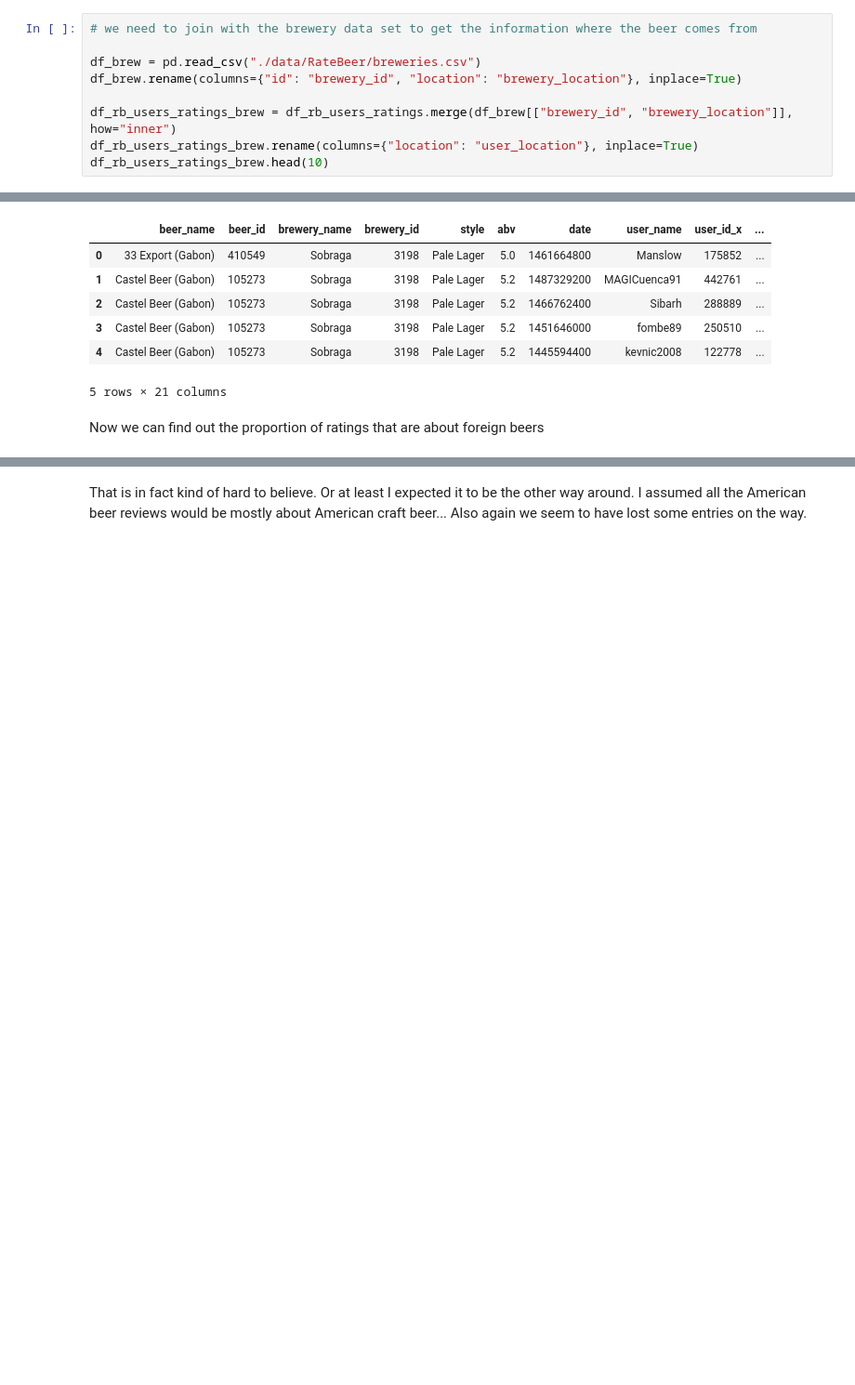
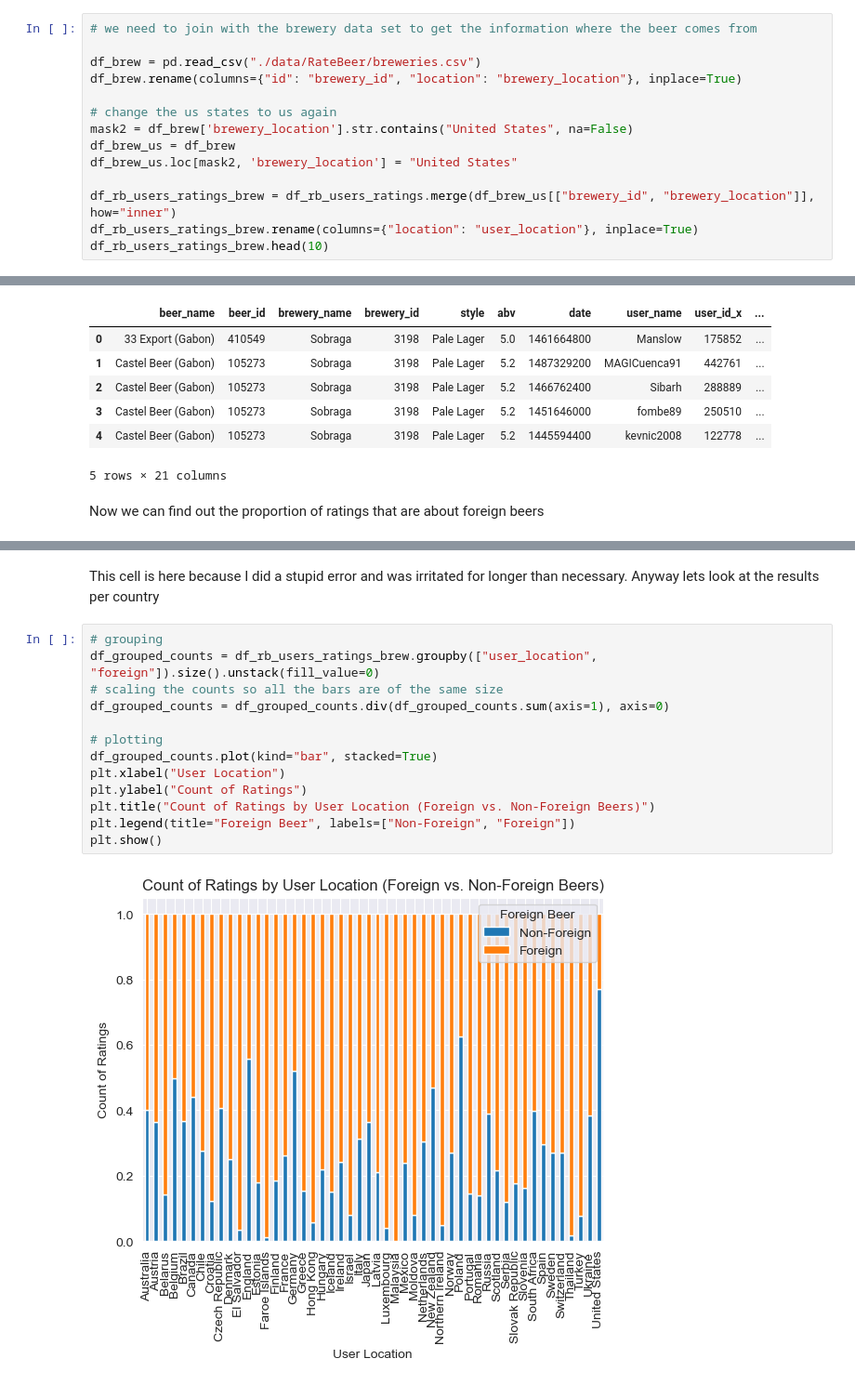
Before and after one commit to epfl-ada/ada-2024-project-thefivedatawranglers, a Jupyter notebook: analysis.ipynb, the cells around one changed output, grey strips where cells are left out. Shown at 93% size. Saved outputs shown, nothing was run; the diff lists cells and outputs as text; blank space fills up the shorter version.

```diff
--- a/analysis.ipynb
+++ b/analysis.ipynb
@@ -372,7 +372,12 @@ Okay, after all these general analyses, let’s get to one of the questions that
 df_brew = pd.read_csv("./data/RateBeer/breweries.csv")
 df_brew.rename(columns={"id": "brewery_id", "location": "brewery_location"}, inplace=True)
 
-df_rb_users_ratings_brew = df_rb_users_ratings.merge(df_brew[["brewery_id", "brewery_location"]], how="inner")
+# change the us states to us again
+mask2 = df_brew['brewery_location'].str.contains("United States", na=False)
+df_brew_us = df_brew
+df_brew_us.loc[mask2, 'brewery_location'] = "United States"
+
+df_rb_users_ratings_brew = df_rb_users_ratings.merge(df_brew_us[["brewery_id", "brewery_location"]], how="inner")
 df_rb_users_ratings_brew.rename(columns={"location": "user_location"}, inplace=True)
 df_rb_users_ratings_brew.head(10)
 # %% [output]
@@ -419,2 +427,18 @@ That means 80.49% are foreign beers and
 # %% [markdown]
-That is in fact kind of hard to believe. Or at least I expected it to be the other way around. I assumed all the American beer reviews would be mostly about American craft beer... Also again we seem to have lost some entries on the way.
+This cell is here because I did a stupid error and was irritated for longer than necessary.
+Anyway lets look at the results per country
+# %%
+# grouping
+df_grouped_counts = df_rb_users_ratings_brew.groupby(["user_location", "foreign"]).size().unstack(fill_value=0)
+# scaling the counts so all the bars are of the same size
+df_grouped_counts = df_grouped_counts.div(df_grouped_counts.sum(axis=1), axis=0)
+
+# plotting
+df_grouped_counts.plot(kind="bar", stacked=True)
+plt.xlabel("User Location")
+plt.ylabel("Count of Ratings")
+plt.title("Count of Ratings by User Location (Foreign vs. Non-Foreign Beers)")
+plt.legend(title="Foreign Beer", labels=["Non-Foreign", "Foreign"])
+plt.show()
+# %% [output]
+[figure, added]
```
Also changed, not shown: parts of 3 cells of this notebook.
